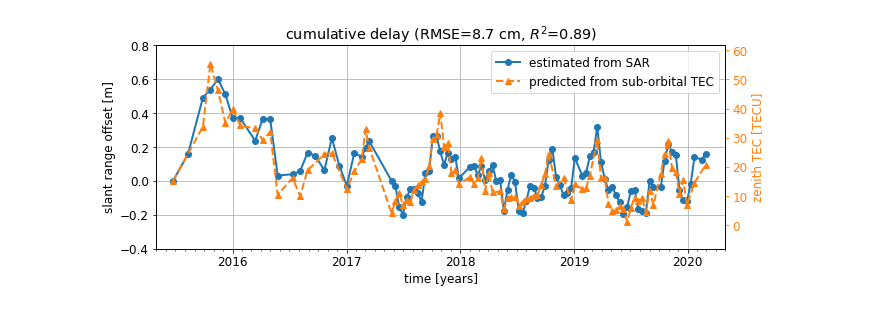
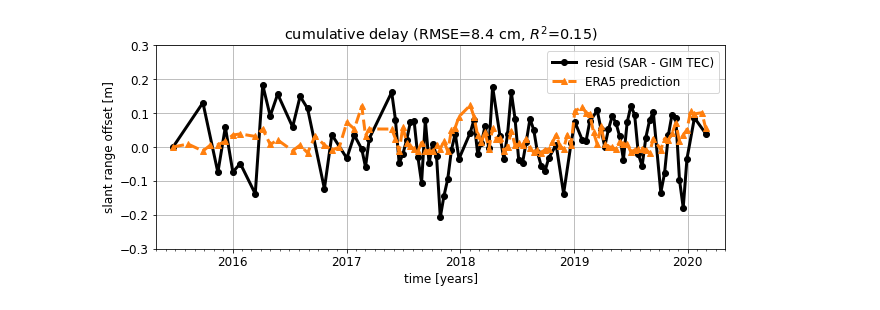
Before and after one commit to yunjunz/2022-Geolocation, a Jupyter notebook: atmos.ipynb, the cells around one changed output. Drawn from its saved outputs; the diff is of its cells as text; code cells hidden in the pictures.

Commit message:
version 2: GIM TEC (Aug 2020) and terrain height ERA5

```diff
--- a/atmos.ipynb
+++ b/atmos.ipynb
@@ -29,15 +33,0 @@ Go to directory /Users/yunjunz/data/archives/ChileSenAT149
-# %%
-# output files from prep_*.ipynb
-mintpy_dir = os.path.join(proj_dir, 'mintpyOffset')
-off_file = os.path.join(mintpy_dir, 'TS_offset.pickle')
-gim_file = os.path.join(mintpy_dir, 'TS_gim_tec.pickle')
-igs_file = os.path.join(mintpy_dir, 'TS_igs_tec.pickle')
-era_file = os.path.join(mintpy_dir, 'TS_era5.pickle')
-
-# read files into: off, gim, igs, era
-dset_list = []
-for fname in [off_file, gim_file, igs_file, era_file]:
-    with open(fname, 'rb') as f:
-        dset_list.append(pickle.load(f))
-        print('read from pickle file: {}'.format(fname))
-sar, gim, igs, era = dset_list
@@ -69,29 +177,34 @@ def get_common_index(dict1, dict2):
 # %%
+out_fig_suffix = 'ERA5{}_vs_res_Sen_GIMv{}'.format(tropo_opt, iono_version)
+#out_fig_suffix = 'res_Sen_GIMv{}_vs_ERA5'.format(iono_version)
+
 ## data
-sar['data'] = np.array(sar['range_offset_median'])            # estimated offset from SAR
-gim['data'] = np.array(gim['range_delay4Cband_tec_downside']) # predicted offset from total GIM TEC
-# aux info for ytick on ax2
-ratio = ((np.max(gim['vtec_downside']) -
-          np.min(gim['vtec_downside'])) /
-         (np.max(gim['data']) -
-          np.min(gim['data'])))
-yoff = gim['data'][0]
-# align the 1st value to zero
-gim['data'] -= yoff
+sar = dDict['SAR']
+gim = dDict['GIM']
+era = dDict['ERA']
+sar['data'] = np.array(sar['range_offset_median'])                     # estimated offset from SAR
+gim['data'] = np.array(gim['range_delay4Cband_TEC'])                   # predicted offset from GIM TEC
+era['data'] = np.array(era['range_delay_tropo_{}'.format(tropo_opt)])  # predicted offset from ERA5 (dry + wet)
+gim['data'] -= gim['data'][0]
+era['data'] -= era['data'][0]
 
-flag = get_common_index(sar, gim)[0]
-rmse = np.sqrt(np.sum((gim['data'] - sar['data'][flag])**2) / (np.sum(flag) - 1))
-r2 = stats.linregress(gim['data'], sar['data'][flag])[2]
+# calculate residual between SAR and GIM TEC
+flag  = get_common_index(sar, gim)[0]
+resid =  sar['data'][flag] - gim['data']
+
+# stats
+rmse = np.sqrt(np.sum((resid - era['data'][flag])**2) / (np.sum(flag) - 1))
+r2   = stats.linregress(resid, era['data'][flag])[2]
 stats_msg = 'RMSE={:.1f} cm, $R^2$={:.2f}'.format(rmse*100, r2)
 
 ## plot
 fig, ax = plt.subplots(figsize=[9, 4])
-ax.plot(sar['time'], sar['data'],  '-o', label='estimated from SAR',             color='C0', ms=6, lw=2)
-ax.plot(gim['time'], gim['data'], '--^', label='predicted from sub-orbital TEC', color='C1', ms=6, lw=2)
+ax.plot(gim['time'], resid,        '-o', color='k',  ms=6, lw=3, label='resid (SAR - GIM TEC)')
+ax.plot(era['time'], era['data'], '--^', color='C1', ms=6, lw=3, label='ERA5 prediction')
 
 # axis format
 ax.set_xlim(dt.datetime(2015, 5, 1), dt.datetime(2020, 5, 1))
-ax.set_ylim(-0.4, 0.8)
+ax.set_ylim(-0.3, 0.3)
 ax.set_xlabel('time [years]')
 ax.set_ylabel('slant range offset [m]')
 ax.set_title('cumulative delay ({})'.format(stats_msg))
@@ -100,36 +213,30 @@ ax.legend()
 ax.grid('on')
 fig.tight_layout()
 
-# TEC ytick
-ax2 = ax.twinx()
-ax2.set_ylabel('zenith TEC [TECU]', color='C1')
-ax2.tick_params(which='both', axis='y', colors='C1')
-#ax2.plot(gim['time'], gim['vtec_downside'], '--', linewidth=1, color='C2', label='vertical TEC') # for debug
-ax2.set_ylim(ymin=(ax.get_ylim()[0] + yoff) * ratio,
-             ymax=(ax.get_ylim()[1] + yoff) * ratio)
-
 # output
-out_fig = os.path.join(mintpy_dir, 'TS_Sen_gim_downside.png')
+out_fig = os.path.join(work_dir, 'TS_{}.png'.format(out_fig_suffix))
 print('save figure to file', out_fig)
-plt.savefig(out_fig, bbox_inches='tight', transparent=True, dpi=300)
+if save:
+    plt.savefig(out_fig, bbox_inches='tight', transparent=True, dpi=300)
 plt.show()
 
 ## dot figure
 fig, ax = plt.subplots(nrows=1, ncols=1, figsize=[3, 3])
-ax.plot(sar['data'][flag], gim['data'], 'k.')
+ax.plot(resid, era['data'][flag], 'k.')
 # aux
-v0, v1 = -0.3, 0.8
-ax.plot((v0, v1), (v0, v1), '--')
+v0, v1 = -0.3, 0.3
+ax.plot((v0, v1), (v0, v1), 'k--', lw=1)
 ax.set_xlim(v0, v1)
 ax.set_ylim(v0, v1)
-ax.set_xlabel('$offset_{SAR}$ [m]')
-ax.set_ylabel('$offset_{sub-orbital\_TEC}$ [m]')
+ax.set_xlabel('$offset_{resid}$ [m]')
+ax.set_ylabel('$offset_{ERA5}$ [m]')
 ax.set_aspect('equal', 'box')
 fig.tight_layout()
 
 # output
-out_fig = os.path.join(mintpy_dir, 'DOT_Sen_sar_vs_gim_downside.png')
+out_fig = os.path.join(work_dir, 'DOT_{}.png'.format(out_fig_suffix))
 print('save figure to file', out_fig)
-plt.savefig(out_fig, bbox_inches='tight', transparent=True, dpi=300)
+if save:
+    plt.savefig(out_fig, bbox_inches='tight', transparent=True, dpi=300)
 plt.show()
 # %% [output]
@@ -137 +244 @@ save figure to file /Users/yunjunz/data/archives/ChileSenAT149/mintpyOffset/TS_S
-[figure, old version]
+[figure, new version]
```
Also changed, not shown: parts of 21 cells of this notebook, 5 other files.
